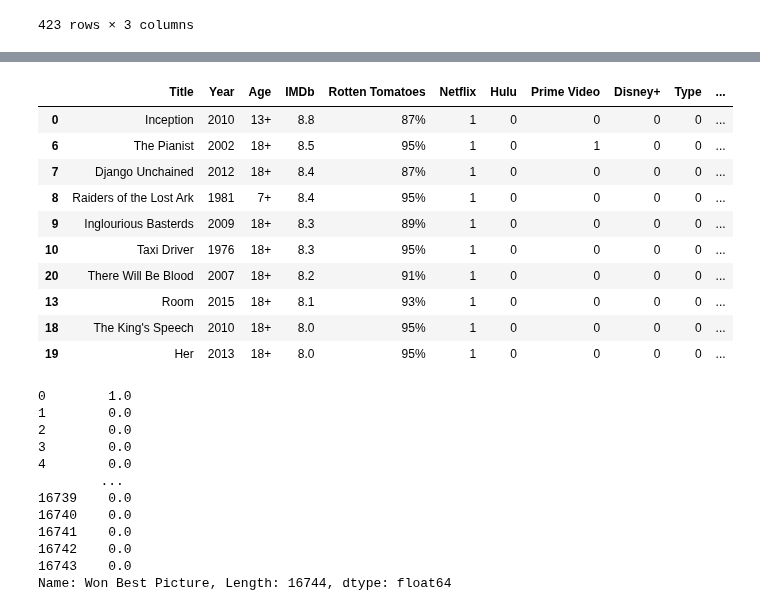
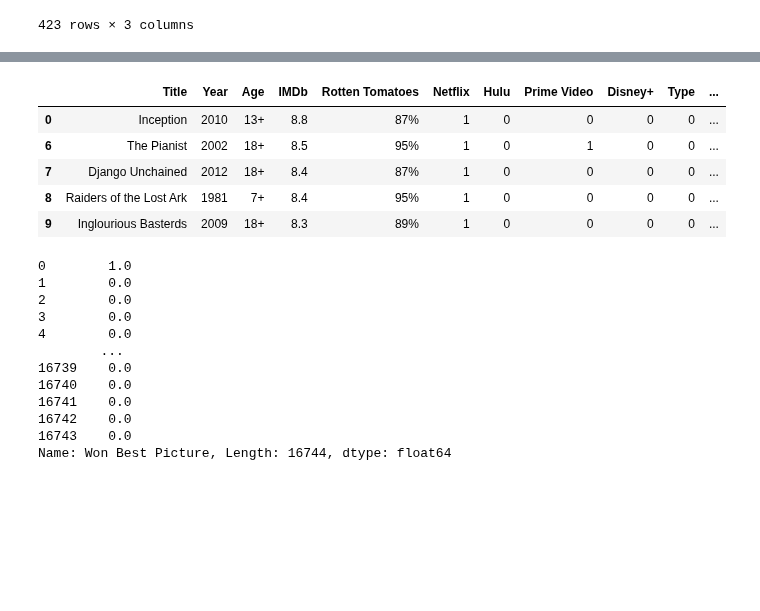
Before and after one commit to jacance/streaming-service-analysis, a Jupyter notebook: data_merge_paola.ipynb, the cells around one changed output, grey strips where cells are left out. Cells and saved outputs as stored; diff of their text form; code cells hidden in the pictures; blank space fills up the shorter version.

```diff
--- a/data_merge_justin.ipynb
+++ b/data_merge_paola.ipynb
@@ -190,19 +192,14 @@ combined_df["Won Best Picture"] = combined_df["Won Best Picture"].fillna(0)
 # Wins
 # Nominated
 # %%
-combined_df[(combined_df["Netflix"]==1) & (combined_df["Won Best Picture"]!=0)].sort_values("IMDb", ascending=False).head(10)
+combined_df[(combined_df["Netflix"]==1) & (combined_df["Won Best Picture"]!=0)].sort_values("IMDb", ascending=False).head(5)
 # %% [output]
 |  | Title | Year | Age | IMDb | Rotten Tomatoes | Netflix | Hulu | Prime Video | Disney+ | Type | ... |
 | 0 | Inception | 2010 | 13+ | 8.8 | 87% | 1 | 0 | 0 | 0 | 0 | ... |
 | 6 | The Pianist | 2002 | 18+ | 8.5 | 95% | 1 | 0 | 1 | 0 | 0 | ... |
 | 7 | Django Unchained | 2012 | 18+ | 8.4 | 87% | 1 | 0 | 0 | 0 | 0 | ... |
 | 8 | Raiders of the Lost Ark | 1981 | 7+ | 8.4 | 95% | 1 | 0 | 0 | 0 | 0 | ... |
 | 9 | Inglourious Basterds | 2009 | 18+ | 8.3 | 89% | 1 | 0 | 0 | 0 | 0 | ... |
-| 10 | Taxi Driver | 1976 | 18+ | 8.3 | 95% | 1 | 0 | 0 | 0 | 0 | ... |
-| 20 | There Will Be Blood | 2007 | 18+ | 8.2 | 91% | 1 | 0 | 0 | 0 | 0 | ... |
-| 13 | Room | 2015 | 18+ | 8.1 | 93% | 1 | 0 | 0 | 0 | 0 | ... |
-| 18 | The King's Speech | 2010 | 18+ | 8.0 | 95% | 1 | 0 | 0 | 0 | 0 | ... |
-| 19 | Her | 2013 | 18+ | 8.0 | 95% | 1 | 0 | 0 | 0 | 0 | ... |
 # %%
 combined_df["Won Best Picture"]
 # %% [output]
```
Also changed, not shown: parts of 11 cells of this notebook.
